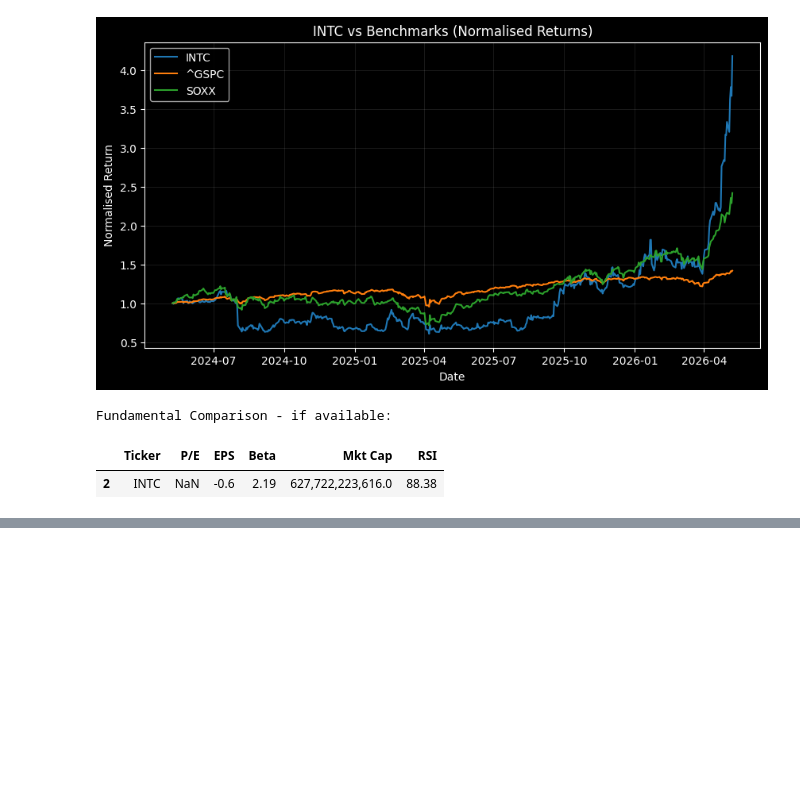
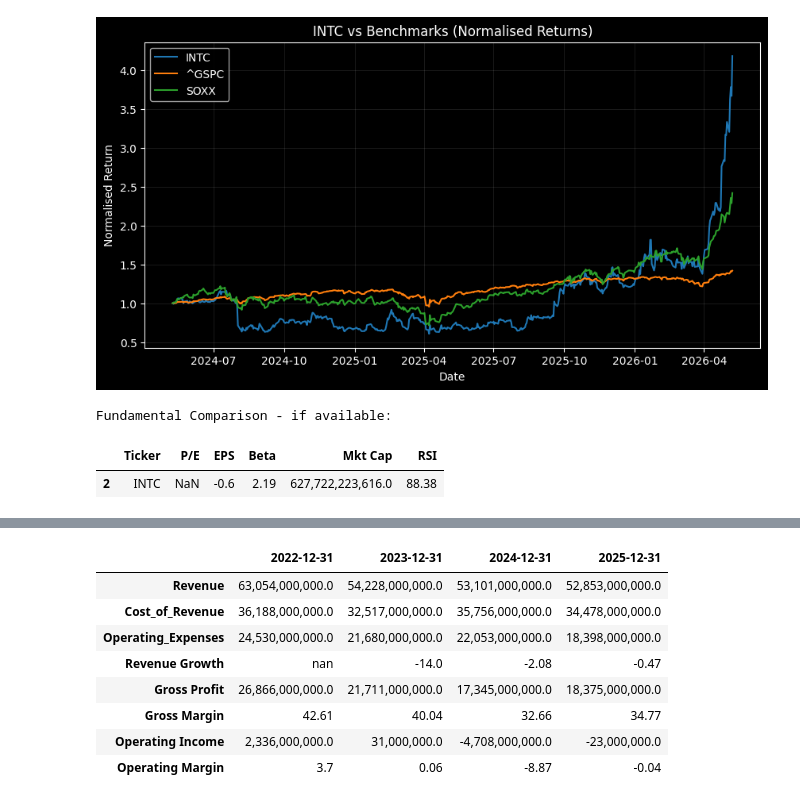
Before and after one commit to IshNjie/VYB-Investments, a Jupyter notebook: Notebooks/INTC Report.ipynb, the cells around one changed output, grey strips where cells are left out. Cells and saved outputs as stored; diff of their text form; code cells hidden in the pictures; blank space fills up the shorter version.

```diff
--- a/Notebooks/INTC Report.ipynb
+++ b/Notebooks/INTC Report.ipynb
@@ -53,0 +61,12 @@ Earnings Tracker for INTC (last 12 quarters):
+# %%
+income
+# %% [output]
+|  | 2022-12-31 | 2023-12-31 | 2024-12-31 | 2025-12-31 |
+| Revenue | 63,054,000,000.0 | 54,228,000,000.0 | 53,101,000,000.0 | 52,853,000,000.0 |
+| Cost_of_Revenue | 36,188,000,000.0 | 32,517,000,000.0 | 35,756,000,000.0 | 34,478,000,000.0 |
+| Operating_Expenses | 24,530,000,000.0 | 21,680,000,000.0 | 22,053,000,000.0 | 18,398,000,000.0 |
+| Revenue Growth | nan | -14.0 | -2.08 | -0.47 |
+| Gross Profit | 26,866,000,000.0 | 21,711,000,000.0 | 17,345,000,000.0 | 18,375,000,000.0 |
+| Gross Margin | 42.61 | 40.04 | 32.66 | 34.77 |
+| Operating Income | 2,336,000,000.0 | 31,000,000.0 | -4,708,000,000.0 | -23,000,000.0 |
+| Operating Margin | 3.7 | 0.06 | -8.87 | -0.04 |
```
Also changed, not shown: parts of 4 cells of this notebook, 1 other file.
